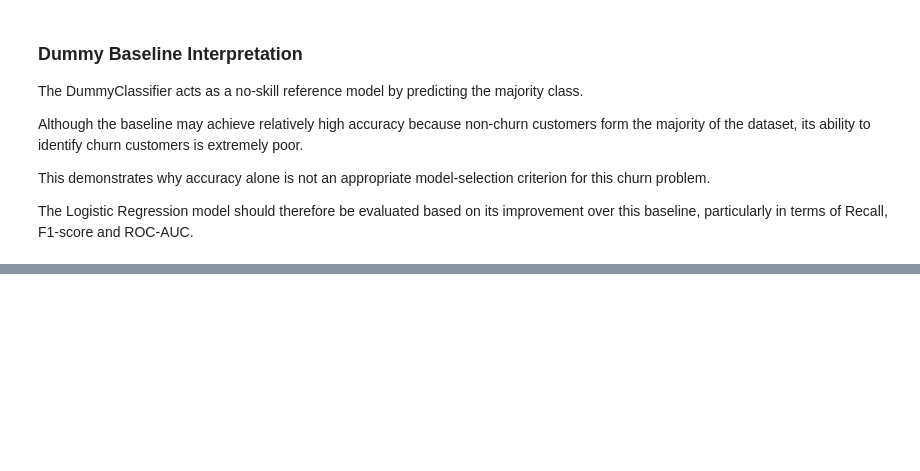
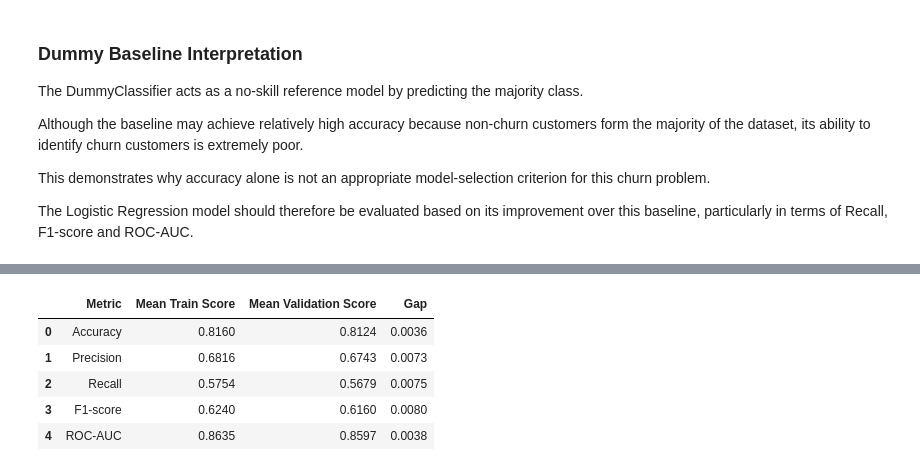
Before and after one commit to rgthimirad-cpu/Customer-Churn-Prediction-Business-Intelligence-System, a Jupyter notebook: Machine Learning/notebooks/01_logistic_regression.ipynb, the cells around one changed output, grey strips where cells are left out. Drawn from its saved outputs; the diff is of its cells as text; code cells hidden in the pictures; blank space fills up the shorter version.

```diff
--- a/Machine Learning/notebooks/01_logistic_regression.ipynb
+++ b/Machine Learning/notebooks/01_logistic_regression.ipynb
@@ -1091,0 +1304,91 @@ The Logistic Regression model should therefore be evaluated based on its improve
+# %%
+# ==========================================
+# 40. Training vs Validation Performance
+# ==========================================
+
+generalization_check = pd.DataFrame({
+    "Metric": [
+        "Accuracy",
+        "Precision",
+        "Recall",
+        "F1-score",
+        "ROC-AUC"
+    ],
+
+    "Mean Train Score": [
+        logistic_cv_results[
+            "train_accuracy"
+        ].mean(),
+
+        logistic_cv_results[
+            "train_precision"
+        ].mean(),
+
+        logistic_cv_results[
+            "train_recall"
+        ].mean(),
+
+        logistic_cv_results[
+            "train_f1"
+        ].mean(),
+
+        logistic_cv_results[
+            "train_roc_auc"
+        ].mean()
+    ],
+
+    "Mean Validation Score": [
+        logistic_cv_results[
+            "test_accuracy"
+        ].mean(),
+
+        logistic_cv_results[
+            "test_precision"
+        ].mean(),
+
+        logistic_cv_results[
+            "test_recall"
+        ].mean(),
+
+        logistic_cv_results[
+            "test_f1"
+        ].mean(),
+
+        logistic_cv_results[
+            "test_roc_auc"
+        ].mean()
+    ]
+})
+
+generalization_check["Gap"] = (
+    generalization_check["Mean Train Score"]
+    - generalization_check[
+        "Mean Validation Score"
+    ]
+)
+
+generalization_check[
+    [
+        "Mean Train Score",
+        "Mean Validation Score",
+        "Gap"
+    ]
+] = (
+    generalization_check[
+        [
+            "Mean Train Score",
+            "Mean Validation Score",
+            "Gap"
+        ]
+    ]
+    .round(4)
+)
+
+generalization_check
+# %% [output]
+|  | Metric | Mean Train Score | Mean Validation Score | Gap |
+| 0 | Accuracy | 0.8160 | 0.8124 | 0.0036 |
+| 1 | Precision | 0.6816 | 0.6743 | 0.0073 |
+| 2 | Recall | 0.5754 | 0.5679 | 0.0075 |
+| 3 | F1-score | 0.6240 | 0.6160 | 0.0080 |
+| 4 | ROC-AUC | 0.8635 | 0.8597 | 0.0038 |
```
Also changed, not shown: parts of 9 cells of this notebook.
